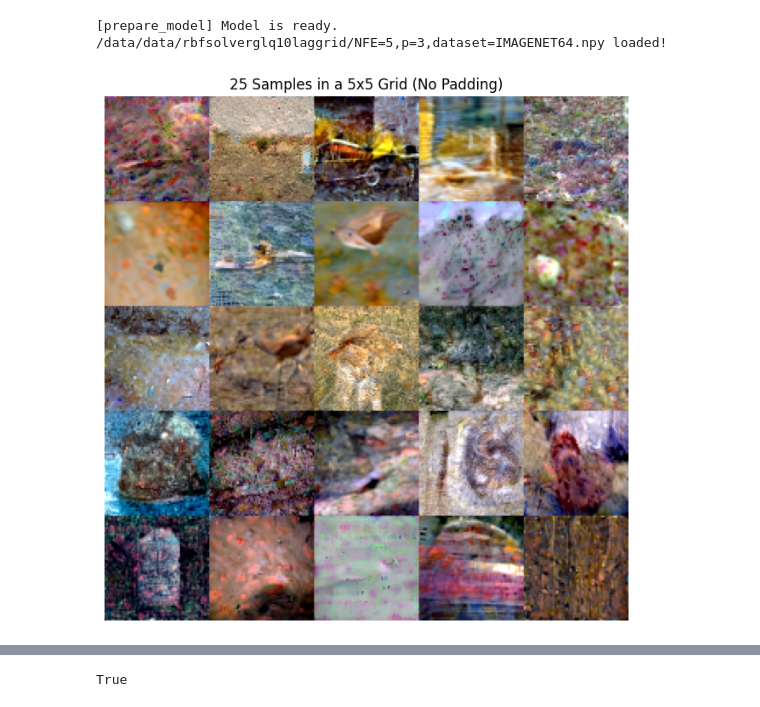
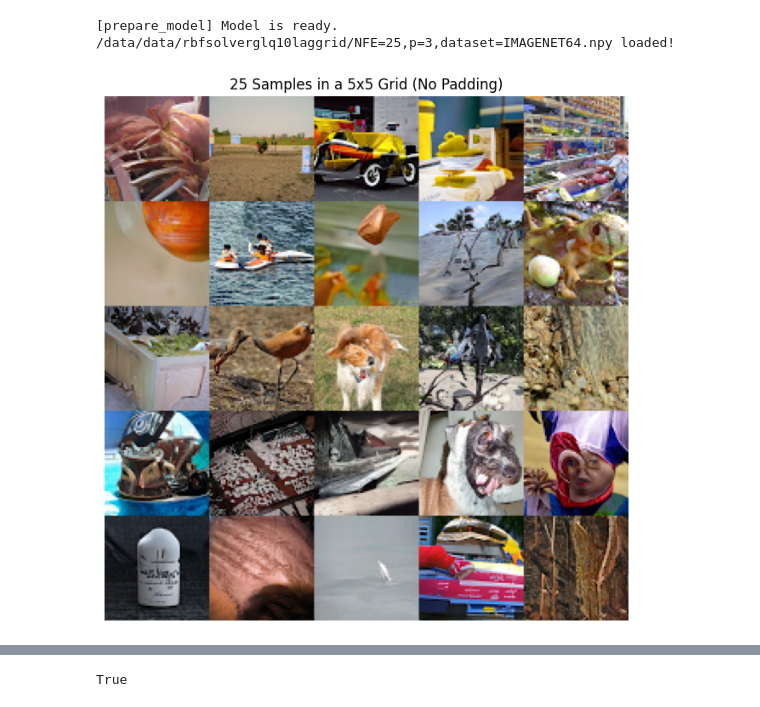
Before and after one commit to scpark20/rbf_fid, a Jupyter notebook: sample/imagenet64/rbfglq10laggrid_imagenet64.ipynb, the cells around one changed output, grey strips where cells are left out. Cells and saved outputs as stored; diff of their text form; code cells hidden in the pictures.

```diff
--- a/sample/imagenet64/rbfglq10laggrid_imagenet64.ipynb
+++ b/sample/imagenet64/rbfglq10laggrid_imagenet64.ipynb
@@ -31,7 +31,7 @@ sys.argv = [
     "--sample_type", "rbfsolverglq10laggrid",
     "--dpm_solver_type", "data_prediction",
     "--dpm_solver_order", "3",
-    "--timesteps", "5",
+    "--timesteps", "25",
     "--skip_type", "logSNR",
     "--log_scale_min", "-2.0",
     "--log_scale_max", "3.0",
@@ -86,6 +87,6 @@ INFO - main.py - 2025-03-31 13:29:24,069 - Using device: cuda
 [prepare_model] Model is ready.
-/data/data/rbfsolverglq10laggrid/NFE=5,p=3,dataset=IMAGENET64.npy loaded!
+/data/data/rbfsolverglq10laggrid/NFE=25,p=3,dataset=IMAGENET64.npy loaded!
-[figure, old version]
+[figure, new version]
 # %%
 # (b) 모델로 샘플링 (배치 입력)
 (sampled_ecp, hist2), _ = diffusion.sample_image(x, diffusion.model, ecp=True)
```
Also changed, not shown: parts of 3 cells of this notebook, 6 other files.
